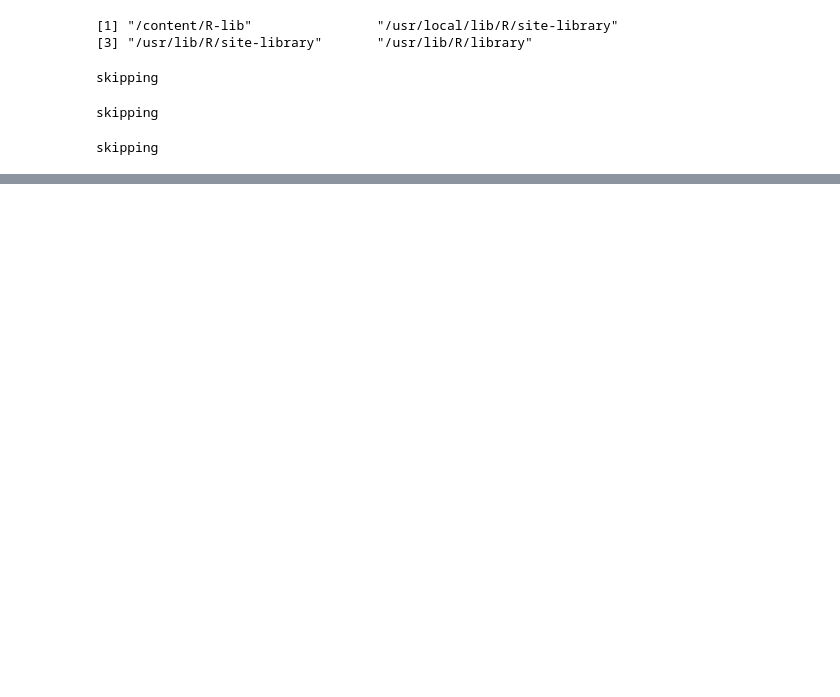
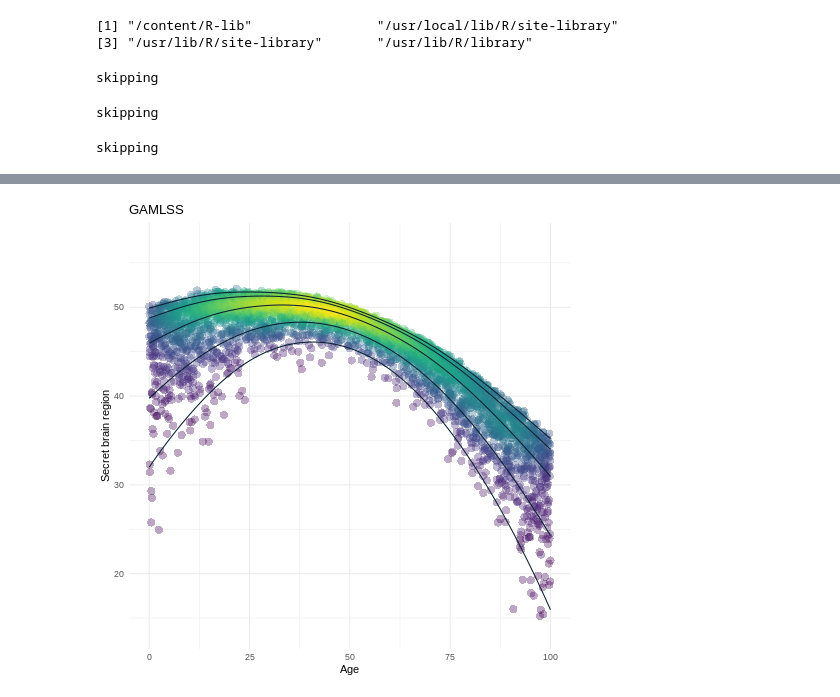
Before and after one commit to xqyn/gamlss, a Jupyter notebook: repli_GAMLSS.ipynb, the cells around one changed output, grey strips where cells are left out. Cells and saved outputs as stored; diff of their text form; code cells hidden in the pictures; blank space fills up the shorter version.

```diff
--- a/repli_GAMLSS.ipynb
+++ b/repli_GAMLSS.ipynb
@@ -220,0 +215,24 @@ options(repr.plot.width=2, repr.plot.height=2)
+# %%
+%%R
+options(repr.plot.width = 2, repr.plot.height = 40, repr.plot.res = 100)
+ggplot(df1) +
+  geom_point(aes(x=x, y=y),
+             col = contour_cols[findInterval(dens, seq(0, max(dens), length.out = k))],
+             pch = 16,
+             alpha = .35,
+             size=3.5) +
+  geom_line(data=predictions_quantiles_m4_long,
+            aes(x=x, y=value, group=variable),
+            color='#082133') +
+  labs(title='GAMLSS',
+       # subtitle='Location, scale, and shape\nare modeled as functions of x',
+       x = 'Age',
+       y='Secret brain region')  +
+  annotate("text", x = 35, y = 60, size=8,
+           label = expression(paste(
+             'y ~ D(',mu,',',sigma,',',nu,',',tau,')',
+             )))+
+  ylim(c(min(y)*0.9,max(y)*1.1))+
+  theme_minimal()
+# %% [output]
+[figure, added]
```
Also changed, not shown: parts of 12 cells of this notebook.
